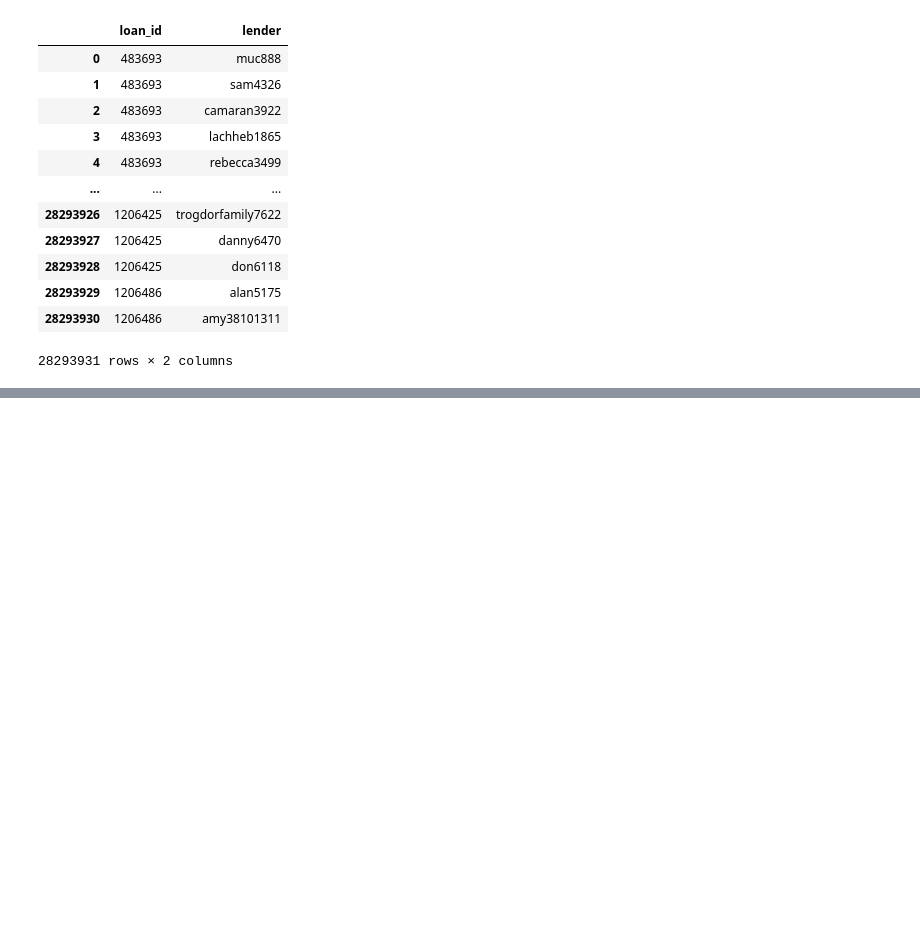
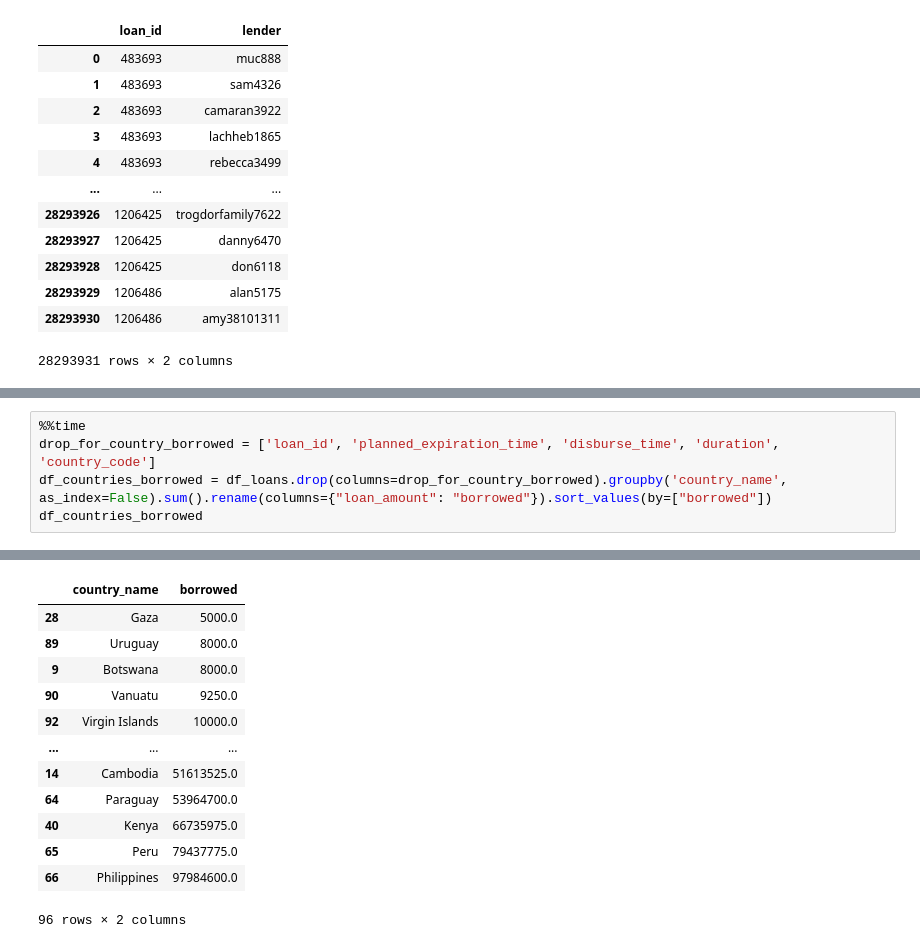
Before and after one commit to kayne87/FoCS, a Jupyter notebook: FoCS.ipynb, the cells around one changed output, grey strips where cells are left out. Cells and saved outputs as stored; diff of their text form; blank space fills up the shorter version.

```diff
--- a/FoCS.ipynb
+++ b/FoCS.ipynb
@@ -72,0 +158,6 @@ df_loan_lenders
+# %%
+%%time
+drop_for_country_borrowed = ['loan_id', 'planned_expiration_time', 'disburse_time', 'duration', 'country_code']
+df_countries_borrowed = df_loans.drop(columns=drop_for_country_borrowed).groupby('country_name', as_index=False).sum().rename(columns={"loan_amount": "borrowed"}).sort_values(by=["borrowed"])
+df_countries_borrowed
+# %% [output]
@@ -72,0 +165,13 @@ df_loan_lenders
+|  | country_name | borrowed |
+| 28 | Gaza | 5000.0 |
+| 89 | Uruguay | 8000.0 |
+| 9 | Botswana | 8000.0 |
+| 90 | Vanuatu | 9250.0 |
+| 92 | Virgin Islands | 10000.0 |
+| ... | ... | ... |
+| 14 | Cambodia | 51613525.0 |
+| 64 | Paraguay | 53964700.0 |
+| 40 | Kenya | 66735975.0 |
+| 65 | Peru | 79437775.0 |
+| 66 | Philippines | 97984600.0 |
+96 rows × 2 columns
```
Also changed, not shown: parts of 23 cells of this notebook.
